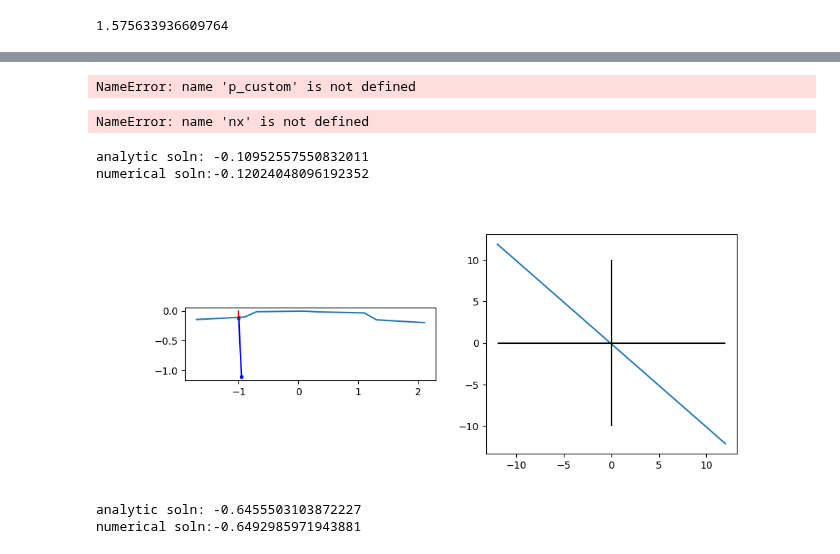
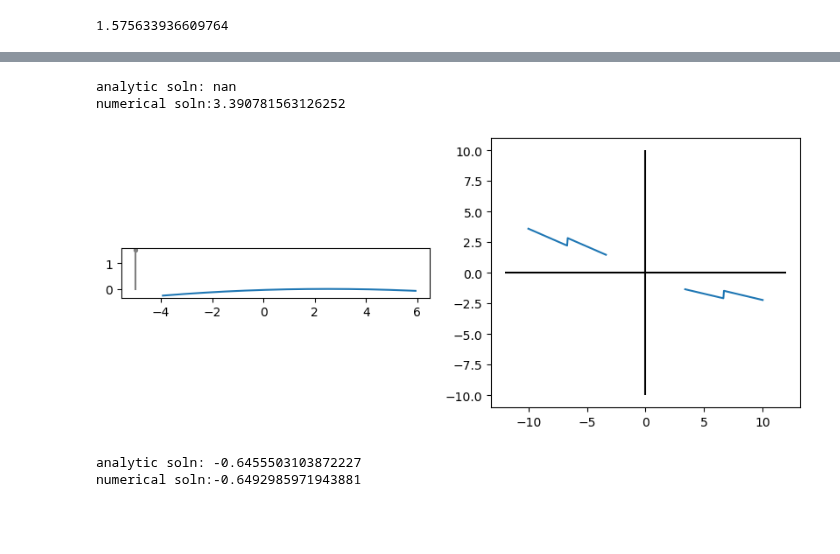
Before and after one commit to ellenle3/ifugen, a Jupyter notebook: python/surface_generator.ipynb, the cells around one changed output, grey strips where cells are left out. Drawn from its saved outputs; the diff is of its cells as text; code cells hidden in the pictures; blank space fills up the shorter version.

```diff
--- a/python/surface_generator.ipynb
+++ b/python/surface_generator.ipynb
@@ -132,9 +132,3 @@ plt.close("all")
 # %%
 p_custom = load_slice_params_file(0)
 p = make_image_slicer_params_from_custom(p_custom)
-# %%
-u_all = p_custom[9: 9 + int(p.n_rows)]
-umax = np.max(u_all)
-umin = np.min(u_all)
-# %% [output]
-NameError: name 'p_custom' is not defined
@@ -143,15 +135,11 @@ xsize, ysize = get_slicer_size(p)
-# %%
-np.linspace(-xsize/2+umin, xsize/2+umax, nx)
-# %% [output]
-NameError: name 'nx' is not defined
 # %%
 p = ImageSlicerParams(
     custom = False,
     surface_type = 1,
     n_each = 2,
-    n_rows = 2,
-    n_cols = 3,
-    angle_mode = 1,
+    n_rows = 3,
+    n_cols = 1,
+    angle_mode = 2,
     dalpha = 6,
     dbeta = -10,
     dgamma = 6,
@@ -161,7 +149,7 @@ p = ImageSlicerParams(
     dsyz = 0,
     dsxy = 0,
     dsxz = 0,
-    du = 0,
+    du = 2,
     alpha_cen = 8,
     beta_cen = -5,
     gamma_cen = 3,
@@ -171,8 +159,8 @@ p = ImageSlicerParams(
     sxz_cen = 0,
     u_cen = 0,
     dx = 10,
-    dy = 4,
-    c = -1/35,
+    dy = 3,
+    c = -1/80,
     k = 0,
     gx_width = 0,
     gx_depth = 2,
@@ -189,10 +177,10 @@ surf = np.zeros(len(x))
 for i,x1 in enumerate(x):
     surf[i] = make_image_slicer(x1, yt, p, p_custom)
 
-xt = -1
+xt = -5
 l = 0
-m = 0
-n = 1
+m = 1
+n = 0.5
 
 norm = np.sqrt(l*l+m*m+n*n)
 l /= norm
@@ -209,36 +197,36 @@ print("analytic soln: " + str(ray_out.t))
 t = np.linspace(-12, 12, 500)
 feval = np.zeros(len(t))
 for i,t1 in enumerate(t):
     feval[i] = transfer_function(t1, ray_in, p, p_custom)
 idx = np.nanargmin(np.abs(feval))
 tnum = t[idx]
 print("numerical soln:" + str(tnum))
 
 fig, axs = plt.subplots(nrows=1, ncols=2, figsize=(10,4))
 axs[0].plot(x, surf)
 
 # Draw analytically calculated ray and surface normal
 axs[0].plot([ray_in.xt, ray_out.xs], [0, ray_out.zs], c='r', zorder=1)
 axs[0].scatter([ray_out.xs], [ray_out.zs], c='r', s=8, zorder=1)
 axs[0].plot([ray_out.xs, ray_out.xs + ray_out.ln], [ray_out.zs, ray_out.zs + ray_out.nn], c='b')
 axs[0].scatter([ray_out.xs + ray_out.ln], [ray_out.zs + ray_out.nn], c='b', s=8, zorder=10)
 
 # Numerically determined ray
 axs[0].plot([ray_in.xt, ray_in.xt + tnum*ray_in.l], [0, tnum*ray_in.n], c='gray', zorder=0)
 axs[0].scatter([ray_in.xt + tnum*ray_in.l], [tnum*ray_in.n], c='gray', s=8, zorder=0)
 
 axs[0].set_aspect("equal")
 
 axs[1].plot(t, feval)
 axs[1].hlines(0, t[0], t[-1], colors='k')
 axs[1].vlines(0, -10, 10, colors='k')
 #axs[1].set_ylim(np.nanmin(feval), np.nanmax(feval))
 
 plt.show()
 # %% [output]
-analytic soln: -0.10952557550832011
-numerical soln:-0.12024048096192352
+analytic soln: nan
+numerical soln:3.390781563126252
-[figure, old version]
+[figure, new version]
 # %%
 p = ImageSlicerParams(
     custom = 0,
```
Also changed, not shown: parts of 2 cells of this notebook, 6 other files.
